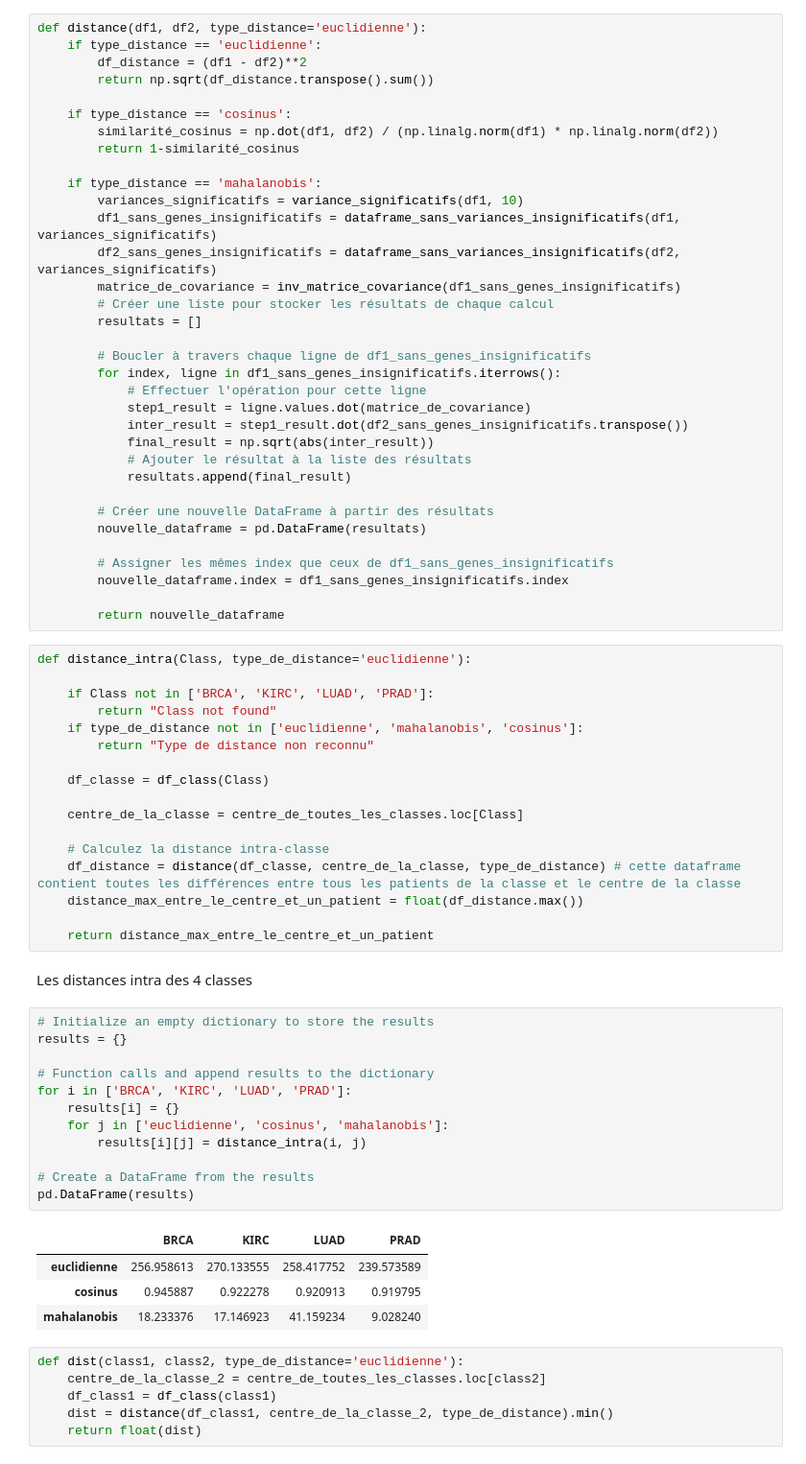
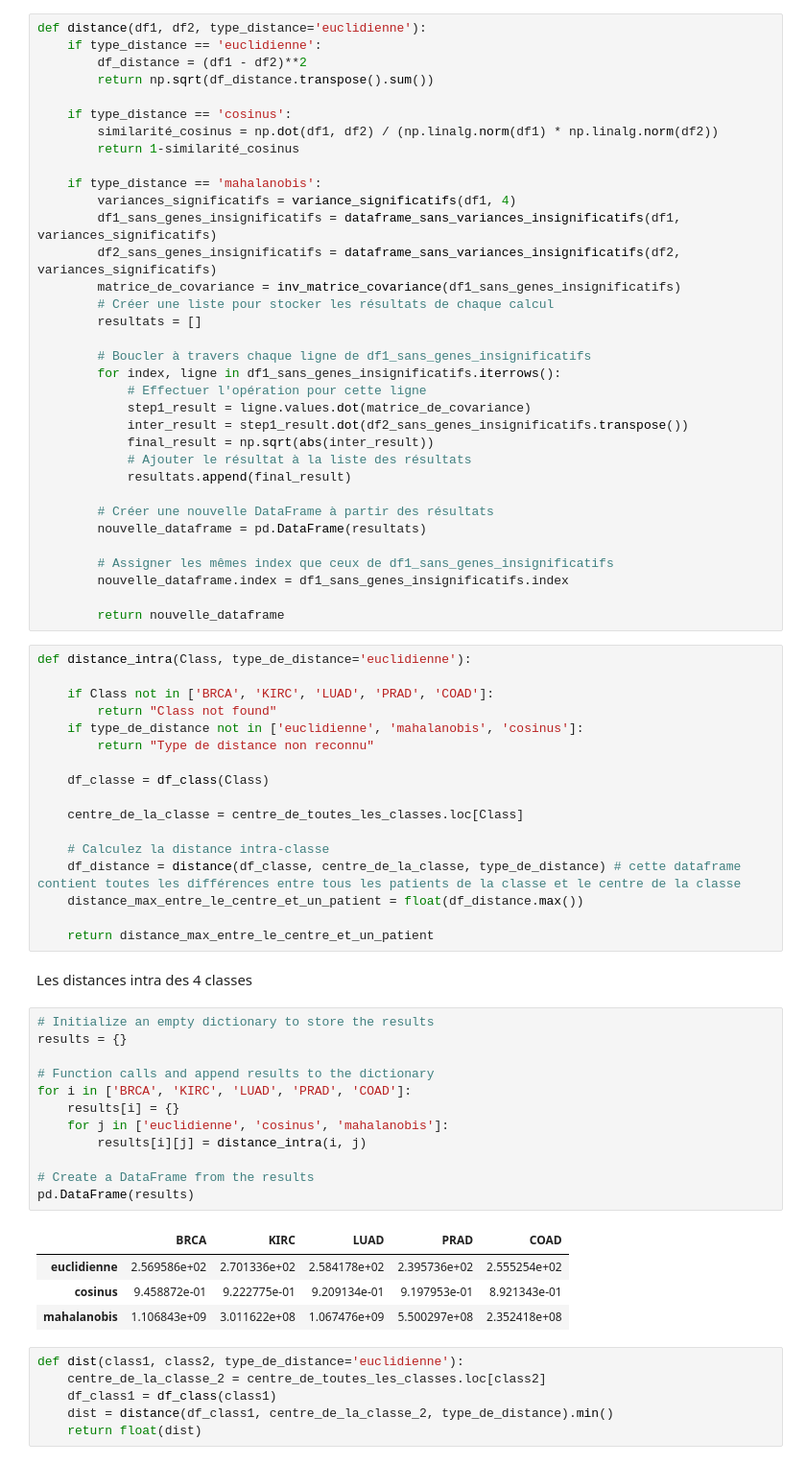
Before and after one commit to KHALOUIoussama/TP1_sciences_donnees, a Jupyter notebook: notebook.ipynb, the cells around one changed output. Shown at 96% size. Saved outputs shown, nothing was run; the diff lists cells and outputs as text.

```diff
--- a/notebook.ipynb
+++ b/notebook.ipynb
@@ -155,7 +143,7 @@ def distance(df1, df2, type_distance='euclidienne'):
         return 1-similarité_cosinus
 
     if type_distance == 'mahalanobis':
-        variances_significatifs = variance_significatifs(df1, 10)
+        variances_significatifs = variance_significatifs(df1, 4)
         df1_sans_genes_insignificatifs = dataframe_sans_variances_insignificatifs(df1, variances_significatifs)
         df2_sans_genes_insignificatifs = dataframe_sans_variances_insignificatifs(df2, variances_significatifs)
         matrice_de_covariance = inv_matrice_covariance(df1_sans_genes_insignificatifs)
@@ -181,7 +169,7 @@ def distance(df1, df2, type_distance='euclidienne'):
 # %%
 def distance_intra(Class, type_de_distance='euclidienne'):
 
-    if Class not in ['BRCA', 'KIRC', 'LUAD', 'PRAD']:
+    if Class not in ['BRCA', 'KIRC', 'LUAD', 'PRAD', 'COAD']:
         return "Class not found"
     if type_de_distance not in ['euclidienne', 'mahalanobis', 'cosinus']:
         return "Type de distance non reconnu"
@@ -200,20 +188,20 @@ Les distances intra des 4 classes
 # %%
 # Initialize an empty dictionary to store the results
 results = {}
 
 # Function calls and append results to the dictionary
-for i in ['BRCA', 'KIRC', 'LUAD', 'PRAD']:
+for i in ['BRCA', 'KIRC', 'LUAD', 'PRAD', 'COAD']:
     results[i] = {}
     for j in ['euclidienne', 'cosinus', 'mahalanobis']:
         results[i][j] = distance_intra(i, j)
 
 # Create a DataFrame from the results
 pd.DataFrame(results)
 # %% [output]
-|  | BRCA | KIRC | LUAD | PRAD |
-| euclidienne | 256.958613 | 270.133555 | 258.417752 | 239.573589 |
-| cosinus | 0.945887 | 0.922278 | 0.920913 | 0.919795 |
-| mahalanobis | 18.233376 | 17.146923 | 41.159234 | 9.028240 |
+|  | BRCA | KIRC | LUAD | PRAD | COAD |
+| euclidienne | 2.569586e+02 | 2.701336e+02 | 2.584178e+02 | 2.395736e+02 | 2.555254e+02 |
+| cosinus | 9.458872e-01 | 9.222775e-01 | 9.209134e-01 | 9.197953e-01 | 8.921343e-01 |
+| mahalanobis | 1.106843e+09 | 3.011622e+08 | 1.067476e+09 | 5.500297e+08 | 2.352418e+08 |
 # %%
 def dist(class1, class2, type_de_distance='euclidienne'):
     centre_de_la_classe_2 = centre_de_toutes_les_classes.loc[class2]
```
Also changed, not shown: parts of 22 cells of this notebook.
